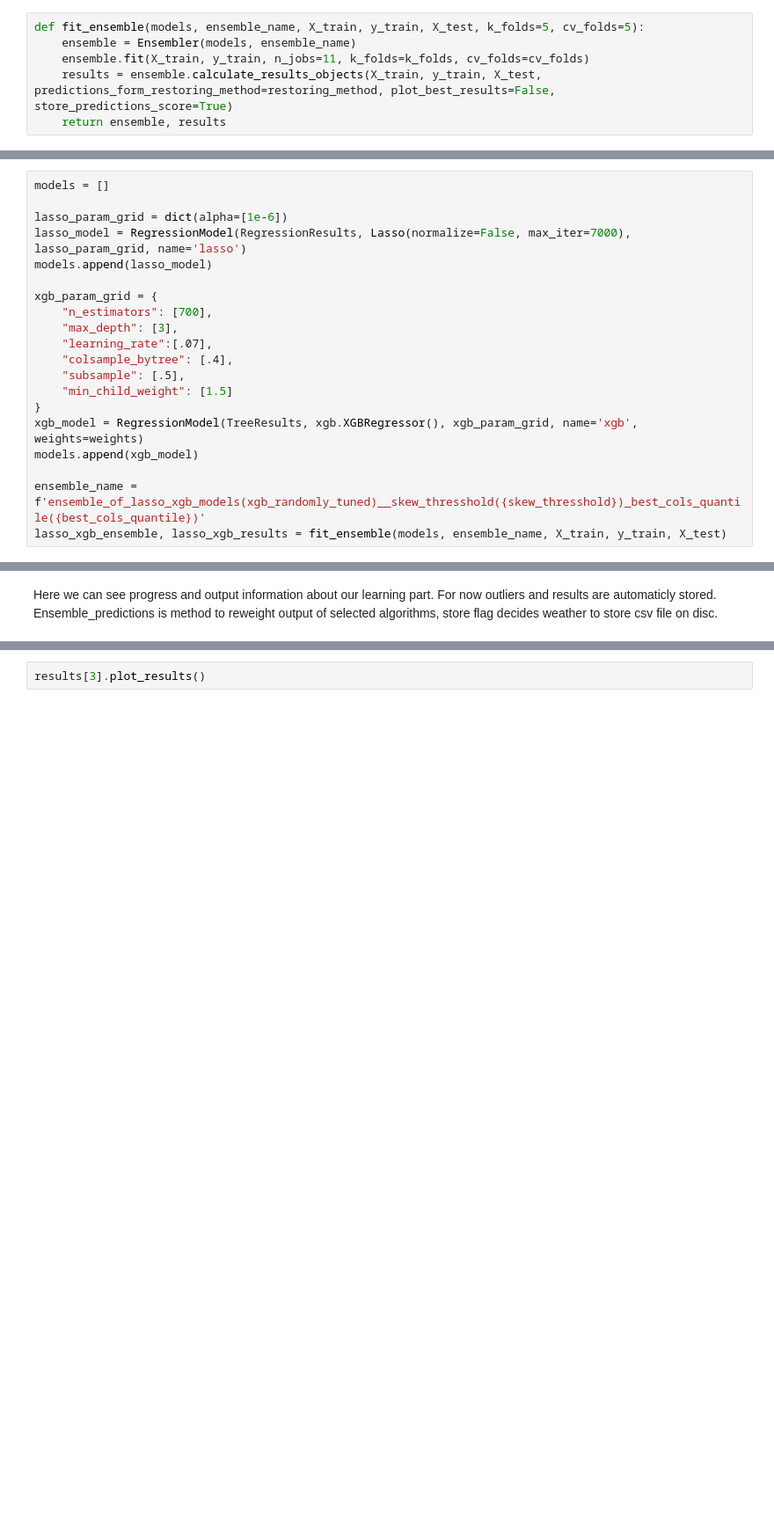
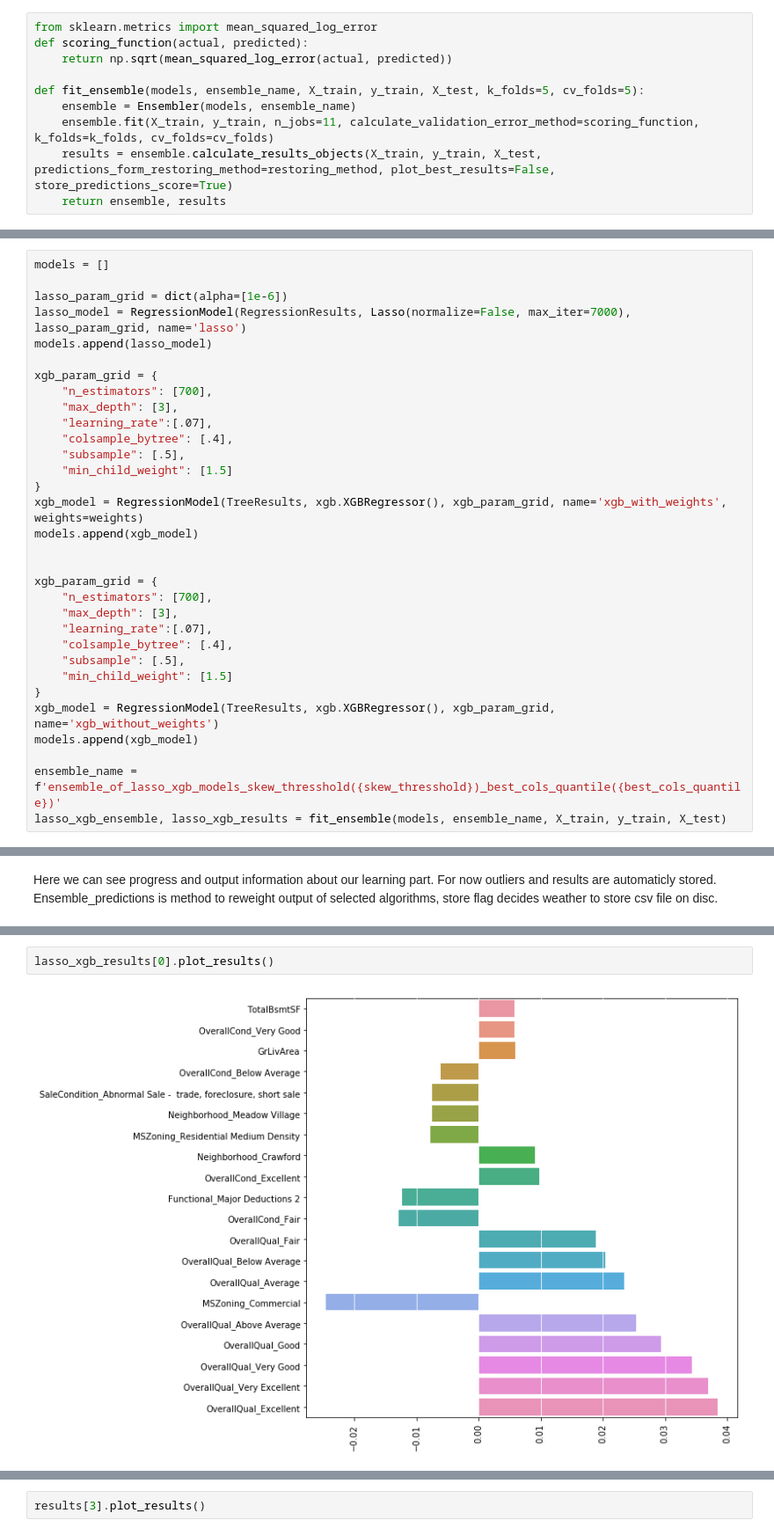
Before and after one commit to matkalinowski/Kaggle-House-prices, a Jupyter notebook: Ensemble.ipynb, the cells around one changed output, grey strips where cells are left out. Shown at 88% size. Drawn from its saved outputs; the diff is of its cells as text; blank space fills up the shorter version.

Commit message:
Requirements added, method to calculate validation error added to method definition, small changes in notebooks.

```diff
--- a/Ensemble.ipynb
+++ b/Ensemble.ipynb
@@ -69,9 +68,13 @@ lasso_xgb_results_summary = pd.DataFrame()
 # %% [markdown]
 Here I exctract dummy variables, and log skewed feature columns by given thresshold.
 # %%
+from sklearn.metrics import mean_squared_log_error
+def scoring_function(actual, predicted):
+    return np.sqrt(mean_squared_log_error(actual, predicted))
+
 def fit_ensemble(models, ensemble_name, X_train, y_train, X_test, k_folds=5, cv_folds=5):
     ensemble = Ensembler(models, ensemble_name)
-    ensemble.fit(X_train, y_train, n_jobs=11, k_folds=k_folds, cv_folds=cv_folds)
+    ensemble.fit(X_train, y_train, n_jobs=11, calculate_validation_error_method=scoring_function, k_folds=k_folds, cv_folds=cv_folds)
     results = ensemble.calculate_results_objects(X_train, y_train, X_test, predictions_form_restoring_method=restoring_method, plot_best_results=False, store_predictions_score=True)
     return ensemble, results
 # %% [markdown]
@@ -151,9 +154,21 @@ xgb_param_grid = {
     "subsample": [.5],
     "min_child_weight": [1.5]
 }
-xgb_model = RegressionModel(TreeResults, xgb.XGBRegressor(), xgb_param_grid, name='xgb', weights=weights)
+xgb_model = RegressionModel(TreeResults, xgb.XGBRegressor(), xgb_param_grid, name='xgb_with_weights', weights=weights)
 models.append(xgb_model)
 
-ensemble_name = f'ensemble_of_lasso_xgb_models(xgb_randomly_tuned)__skew_thresshold({skew_thresshold})_best_cols_quantile({best_cols_quantile})'
+
+xgb_param_grid = {
+    "n_estimators": [700],
+    "max_depth": [3],
+    "learning_rate":[.07],
+    "colsample_bytree": [.4],
+    "subsample": [.5],
+    "min_child_weight": [1.5]
+}
+xgb_model = RegressionModel(TreeResults, xgb.XGBRegressor(), xgb_param_grid, name='xgb_without_weights')
+models.append(xgb_model)
+
+ensemble_name = f'ensemble_of_lasso_xgb_models_skew_thresshold({skew_thresshold})_best_cols_quantile({best_cols_quantile})'
 lasso_xgb_ensemble, lasso_xgb_results = fit_ensemble(models, ensemble_name, X_train, y_train, X_test)
 # %% [output]
@@ -182,0 +212,4 @@ lasso_xgb_ensemble.ensemble_predictions([.6, .4], store=True)
+# %%
+lasso_xgb_results[0].plot_results()
+# %% [output]
+[figure, added]
```
Also changed, not shown: parts of 7 cells of this notebook, 4 other files.
